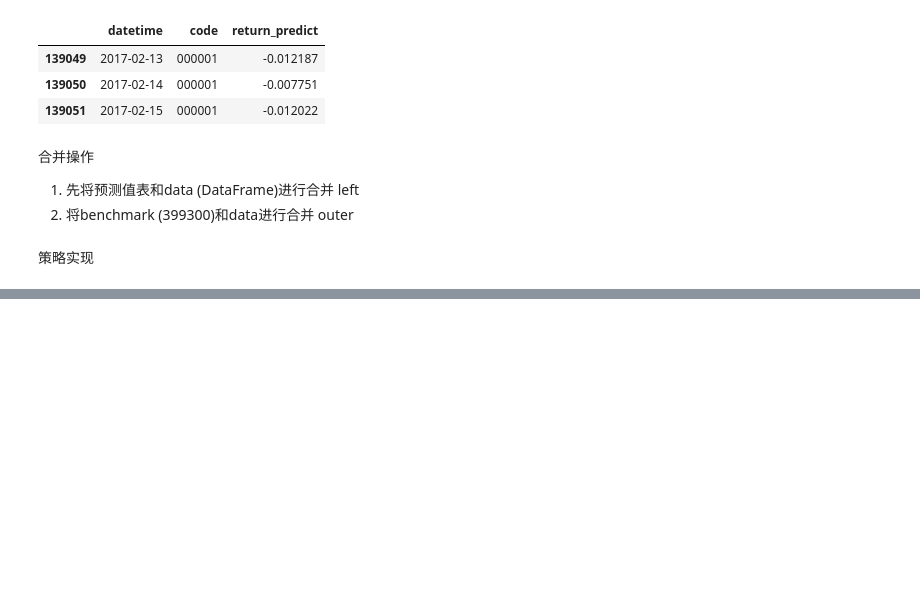
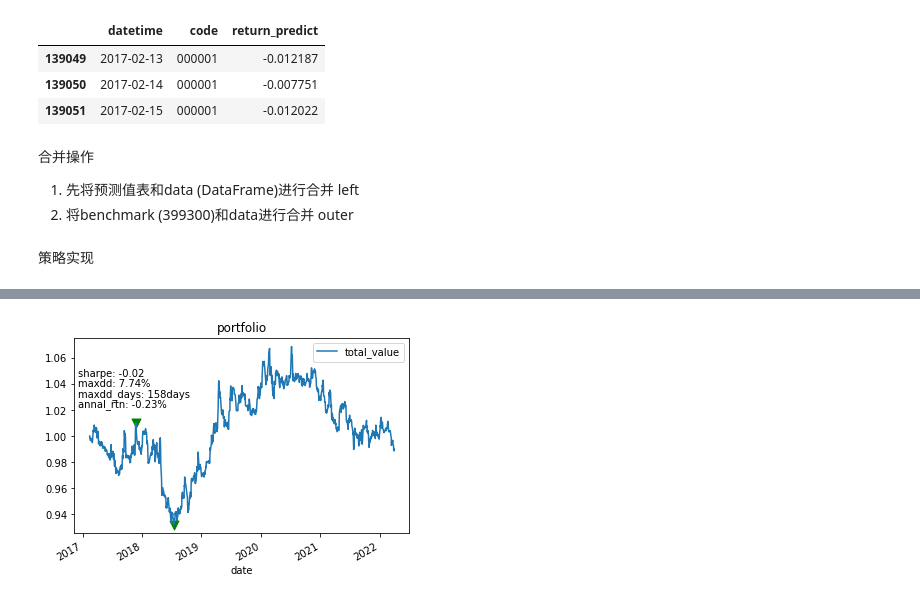
Before and after one commit to ZhimingMei/GDHF-Quant-Investment, a Jupyter notebook: code/backtesting_bt.ipynb, the cells around one changed output, grey strips where cells are left out. Saved outputs shown, nothing was run; the diff lists cells and outputs as text; code cells hidden in the pictures; blank space fills up the shorter version.

```diff
--- a/code/backtesting_bt.ipynb
+++ b/code/backtesting_bt.ipynb
@@ -343,0 +353,33 @@ UnboundLocalError: local variable 'order_amount' referenced before assignment
+# %%
+import numpy as np
+import matplotlib.pyplot as plt
+%matplotlib inline
+
+thestrat = thestrats[0]
+pyfolio = thestrat.analyzers._pyfolio.get_analysis()
+returns = pyfolio['returns'].values()
+returns = pd.DataFrame(list(zip(pyfolio['returns'].keys(),pyfolio['returns'].values())), columns=['date','total_value'])
+
+
+sharpe = np.round(np.sqrt(252) * returns['total_value'].mean() / returns['total_value'].std(), 4)
+returns['total_value']=returns['total_value']+1
+returns['total_value'] = returns['total_value'].cumprod()
+annal_rtn = np.round(returns['total_value'].iloc[-1]**(252/len(returns))-1, 4)*100
+dd = 1-returns['total_value']/np.maximum.accumulate(returns['total_value'])
+end_idx = np.argmax(dd)
+start_idx = np.argmax(returns['total_value'].iloc[:end_idx])
+maxdd_days = end_idx-start_idx
+maxdd = np.round(max(dd), 4)*100
+
+returns = returns.set_index('date')
+ax=returns.plot(y='total_value')
+plt.text(0.01,0.8, f'sharpe: {sharpe:.2f}', transform=ax.transAxes)
+plt.text(0.01,0.75, f'maxdd: {maxdd:.2f}%', transform=ax.transAxes)
+plt.text(0.01,0.7, f'maxdd_days: {maxdd_days:}days', transform=ax.transAxes)
+plt.text(0.01,0.65, f'annal_rtn: {(annal_rtn):.2f}%', transform=ax.transAxes)
+plt.scatter([returns.index[start_idx], returns.index[end_idx]], [returns.iloc[start_idx], returns.iloc[end_idx]],
+            s = 80, c = 'g', marker = 'v', label = 'MaxDrawdown Duration')
+plt.title('portfolio')
+plt.show()
+# %% [output]
+[figure, added]
```
Also changed, not shown: parts of 7 cells of this notebook, 1 other file.
